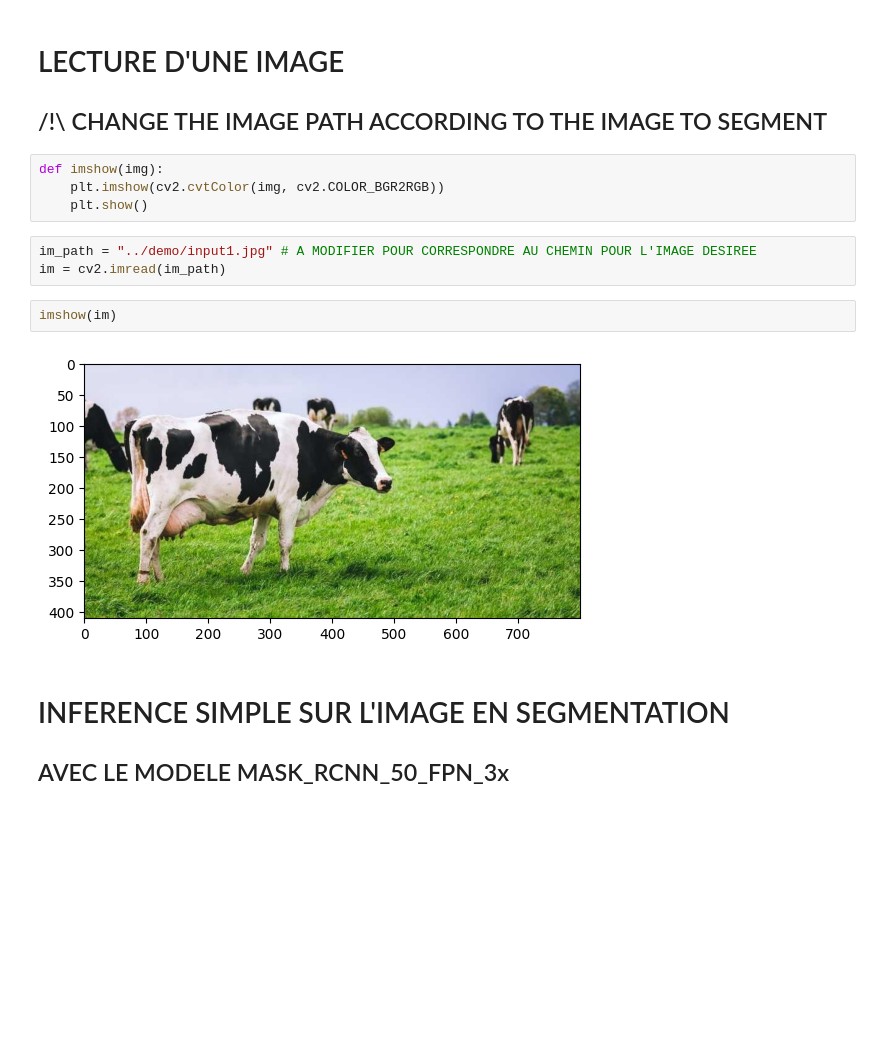
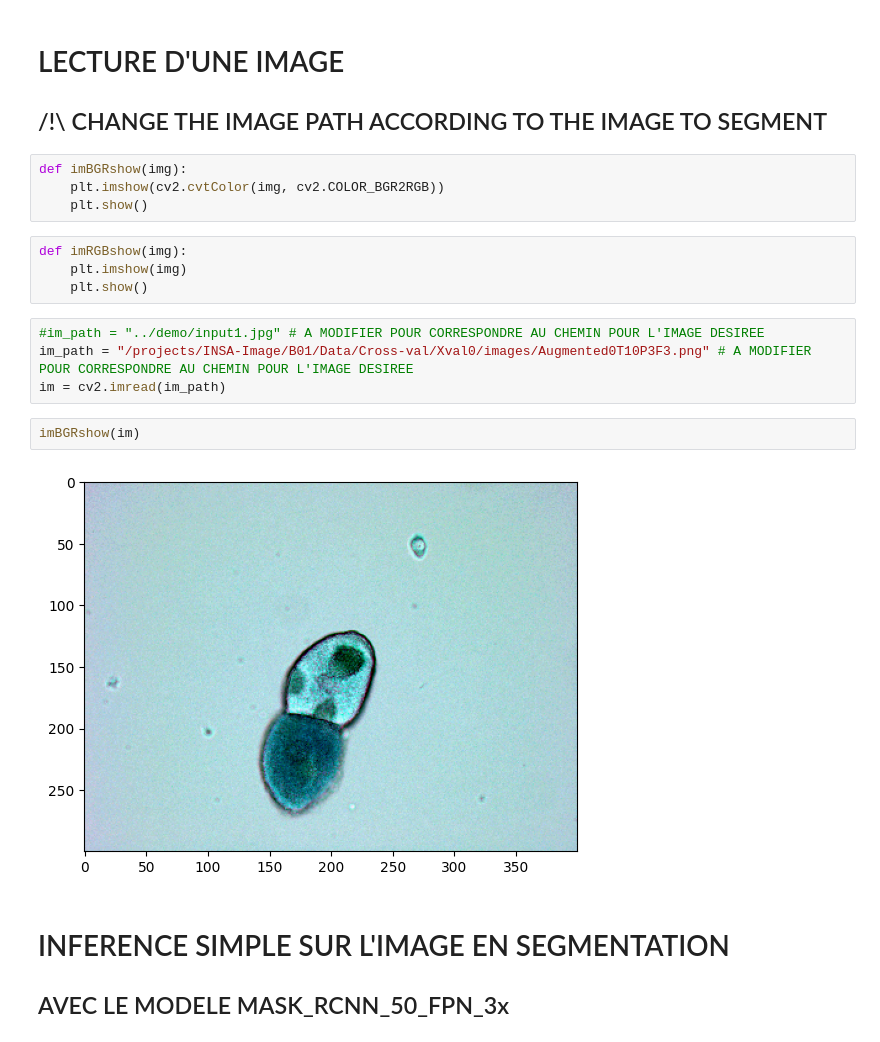
Before and after one commit to elsa-cell/PTI_cell, a Jupyter notebook: main/simple_inference_resnet_on_one_img.ipynb, the cells around one changed output. Drawn from its saved outputs; the diff is of its cells as text; blank space fills up the shorter version.

```diff
--- a/main/simple_inference_resnet_on_one_img.ipynb
+++ b/main/simple_inference_resnet_on_one_img.ipynb
@@ -29,16 +29,21 @@ import os, json, cv2, random, glob
 # LECTURE D'UNE IMAGE
 ## /!\ CHANGE THE IMAGE PATH ACCORDING TO THE IMAGE TO SEGMENT
 # %%
-def imshow(img):
+def imBGRshow(img):
     plt.imshow(cv2.cvtColor(img, cv2.COLOR_BGR2RGB))
     plt.show()
+# %%
+def imRGBshow(img):
+    plt.imshow(img)
+    plt.show()
 # %%
-im_path = "../demo/input1.jpg" # A MODIFIER POUR CORRESPONDRE AU CHEMIN POUR L'IMAGE DESIREE
+#im_path = "../demo/input1.jpg" # A MODIFIER POUR CORRESPONDRE AU CHEMIN POUR L'IMAGE DESIREE
+im_path = "/projects/INSA-Image/B01/Data/Cross-val/Xval0/images/Augmented0T10P3F3.png" # A MODIFIER POUR CORRESPONDRE AU CHEMIN POUR L'IMAGE DESIREE
 im = cv2.imread(im_path)
 # %%
-imshow(im)
+imBGRshow(im)
 # %% [output]
-[figure, old version]
+[figure, new version]
 # %% [markdown]
 # INFERENCE SIMPLE SUR L'IMAGE EN SEGMENTATION
 ## AVEC LE MODELE MASK_RCNN_50_FPN_3x
```
Also changed, not shown: parts of 1 cell of this notebook, 3 other files.
